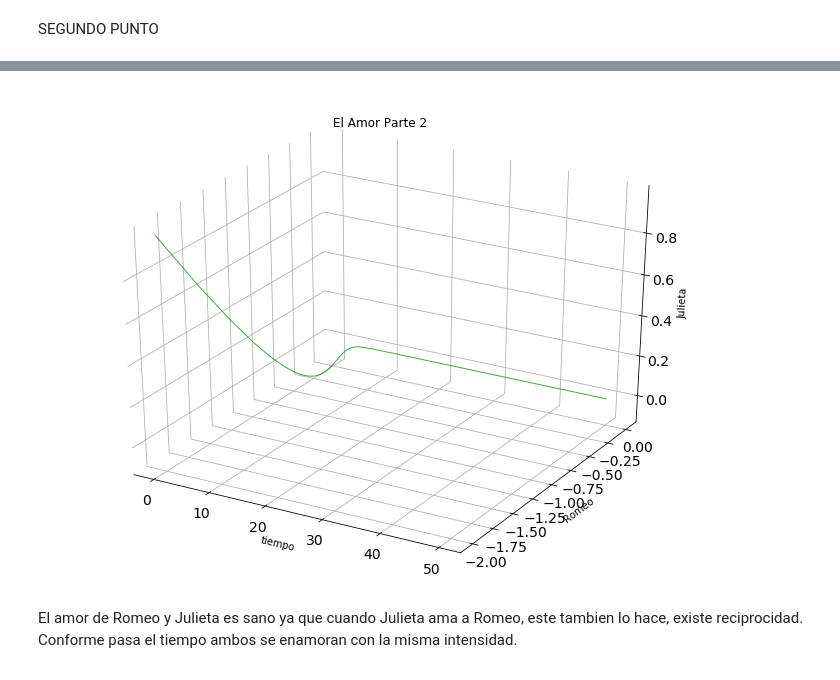
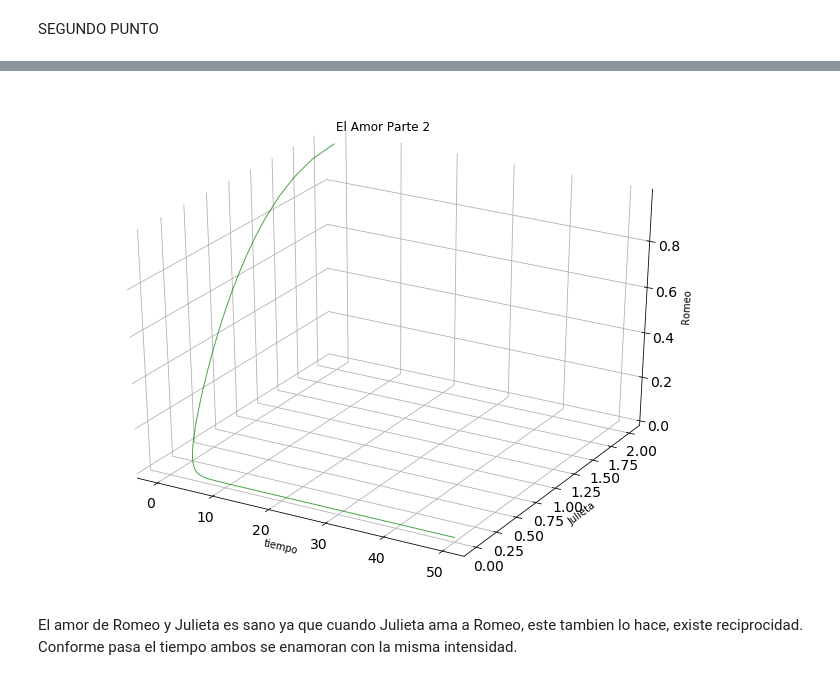
Before and after one commit to anasofi-ortiz/EXAMEN-3-SIM, a Jupyter notebook: Examen 3 SIM ASOL.ipynb, the cells around one changed output, grey strips where cells are left out. Cells and saved outputs as stored; diff of their text form; code cells hidden in the pictures.

```diff
--- a/Examen 3 SIM ASOL.ipynb
+++ b/Examen 3 SIM ASOL.ipynb
@@ -86,7 +86,7 @@ def armonico(y, t, a, b):
     y2 = y[1]
     return [ (-a * y1) + (b * y2), (b * y1) +( -a * y2)]
 
-y0 = [-2, 1]
+y0 = [2, 1]
 
 
 tt = np.linspace(0, 50, 500)
@@ -121,19 +121,19 @@ plt.show()
 # %%
 fig = plt.figure(figsize=(12, 9))
 ax = fig.gca(projection='3d')
 ax.xaxis.set_pane_color((1,1,1,1))
 ax.yaxis.set_pane_color((1,1,1,1))
 ax.zaxis.set_pane_color((1,1,1,1))
 ax.plot(tt, y1, y2, color='g', alpha=0.7, linewidth=1)
 
 ax.set_title('El Amor Parte 2');
 ax.set_xlabel('tiempo')
-ax.set_ylabel('Romeo')
-ax.set_zlabel('Julieta');
+ax.set_ylabel('Julieta')
+ax.set_zlabel('Romeo');
 
 plt.show()
 # %% [output]
-[figure, old version]
+[figure, new version]
 # %% [markdown]
 El amor de Romeo y Julieta es sano ya que cuando Julieta ama a Romeo, este tambien lo hace, existe reciprocidad. Conforme pasa el tiempo ambos se enamoran con la misma intensidad.
 # %% [markdown]
```
Also changed, not shown: parts of 9 cells of this notebook.
